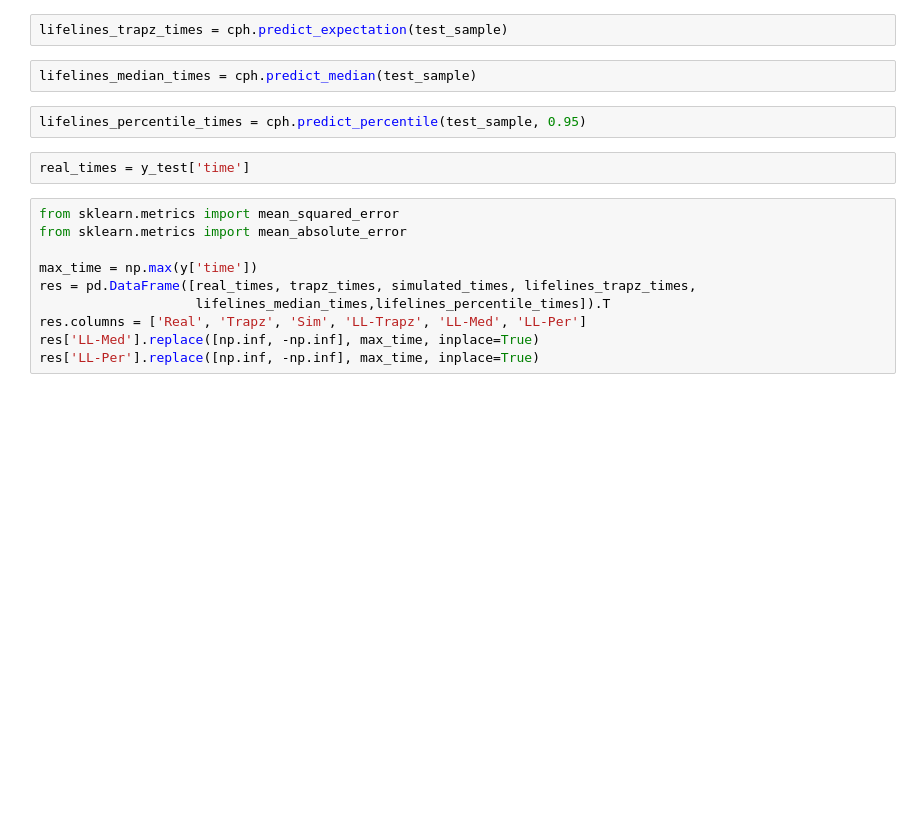
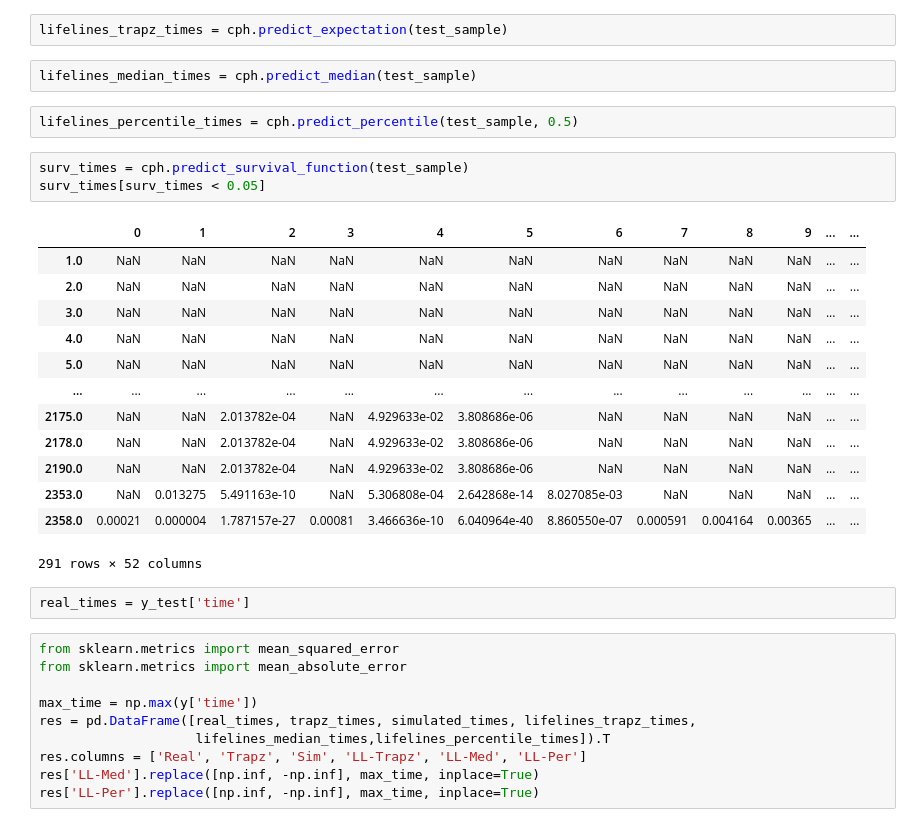
Before and after one commit to thecml/baysurv-wip, a Jupyter notebook: notebooks/compute_int_survival_func.ipynb, the cells around one changed output. Saved outputs shown, nothing was run; the diff lists cells and outputs as text; blank space fills up the shorter version.

```diff
--- a/notebooks/compute_int_survival_func.ipynb
+++ b/notebooks/compute_int_survival_func.ipynb
@@ -255,7 +250,24 @@ lifelines_trapz_times = cph.predict_expectation(test_sample)
 # %%
 lifelines_median_times = cph.predict_median(test_sample)
 # %%
-lifelines_percentile_times = cph.predict_percentile(test_sample, 0.95)
+lifelines_percentile_times = cph.predict_percentile(test_sample, 0.5)
+# %%
+surv_times = cph.predict_survival_function(test_sample)
+surv_times[surv_times < 0.05]
+# %% [output]
+|  | 0 | 1 | 2 | 3 | 4 | 5 | 6 | 7 | 8 | 9 | ... | ... |
+| 1.0 | NaN | NaN | NaN | NaN | NaN | NaN | NaN | NaN | NaN | NaN | ... | ... |
+| 2.0 | NaN | NaN | NaN | NaN | NaN | NaN | NaN | NaN | NaN | NaN | ... | ... |
+| 3.0 | NaN | NaN | NaN | NaN | NaN | NaN | NaN | NaN | NaN | NaN | ... | ... |
+| 4.0 | NaN | NaN | NaN | NaN | NaN | NaN | NaN | NaN | NaN | NaN | ... | ... |
+| 5.0 | NaN | NaN | NaN | NaN | NaN | NaN | NaN | NaN | NaN | NaN | ... | ... |
+| ... | ... | ... | ... | ... | ... | ... | ... | ... | ... | ... | ... | ... |
+| 2175.0 | NaN | NaN | 2.013782e-04 | NaN | 4.929633e-02 | 3.808686e-06 | NaN | NaN | NaN | NaN | ... | ... |
+| 2178.0 | NaN | NaN | 2.013782e-04 | NaN | 4.929633e-02 | 3.808686e-06 | NaN | NaN | NaN | NaN | ... | ... |
+| 2190.0 | NaN | NaN | 2.013782e-04 | NaN | 4.929633e-02 | 3.808686e-06 | NaN | NaN | NaN | NaN | ... | ... |
+| 2353.0 | NaN | 0.013275 | 5.491163e-10 | NaN | 5.306808e-04 | 2.642868e-14 | 8.027085e-03 | NaN | NaN | NaN | ... | ... |
+| 2358.0 | 0.00021 | 0.000004 | 1.787157e-27 | 0.00081 | 3.466636e-10 | 6.040964e-40 | 8.860550e-07 | 0.000591 | 0.004164 | 0.00365 | ... | ... |
+291 rows × 52 columns
 # %%
 real_times = y_test['time']
 # %%
```
Also changed, not shown: parts of 6 cells of this notebook, 6 other files.
